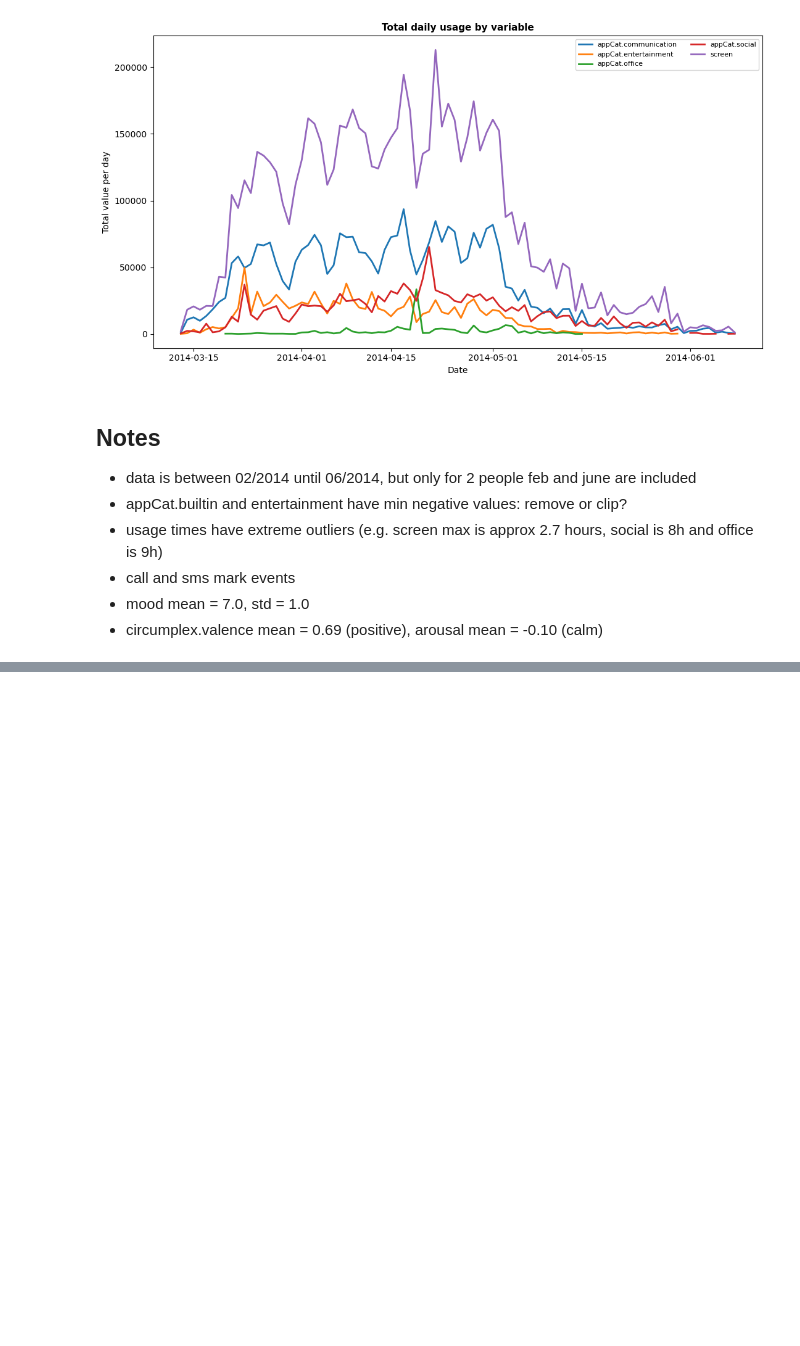
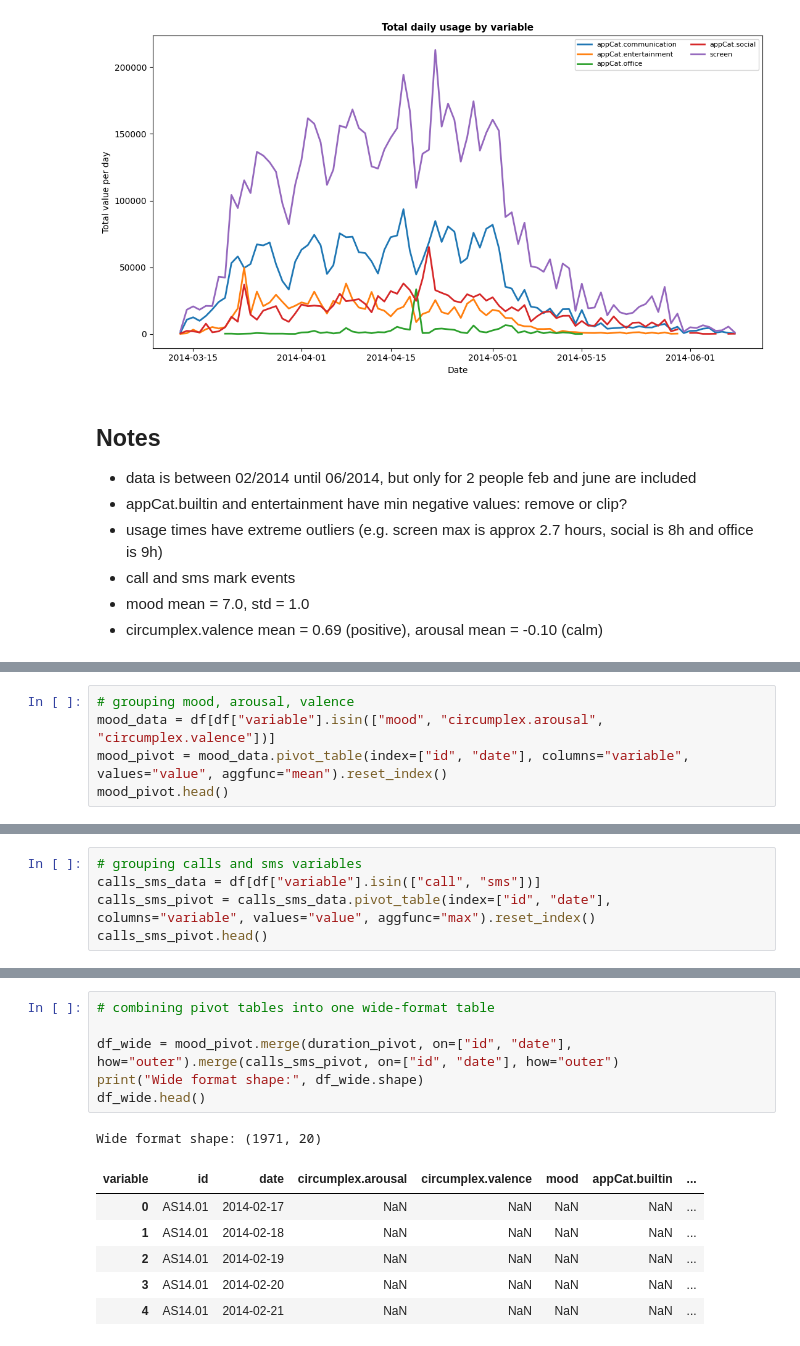
Before and after one commit to alicja-a-d/Data_Mining, a Jupyter notebook: assignment1_DMT.ipynb, the cells around one changed output, grey strips where cells are left out. Cells and saved outputs as stored; diff of their text form; blank space fills up the shorter version.

```diff
--- a/assignment1_DMT.ipynb
+++ b/assignment1_DMT.ipynb
@@ -382,0 +422,5 @@ plt.show()
+# %%
+# grouping mood, arousal, valence
+mood_data = df[df["variable"].isin(["mood", "circumplex.arousal", "circumplex.valence"])]
+mood_pivot = mood_data.pivot_table(index=["id", "date"], columns="variable", values="value", aggfunc="mean").reset_index()
+mood_pivot.head()
@@ -382,0 +446,5 @@ plt.show()
+# %%
+# grouping calls and sms variables
+calls_sms_data = df[df["variable"].isin(["call", "sms"])]
+calls_sms_pivot = calls_sms_data.pivot_table(index=["id", "date"], columns="variable", values="value", aggfunc="max").reset_index()
+calls_sms_pivot.head()
@@ -382,0 +458,14 @@ plt.show()
+# %%
+# combining pivot tables into one wide-format table
+
+df_wide = mood_pivot.merge(duration_pivot, on=["id", "date"], how="outer").merge(calls_sms_pivot, on=["id", "date"], how="outer")
+print("Wide format shape:", df_wide.shape)
+df_wide.head()
+# %% [output]
+Wide format shape: (1971, 20)
+| variable | id | date | circumplex.arousal | circumplex.valence | mood | appCat.builtin | ... |
+| 0 | AS14.01 | 2014-02-17 | NaN | NaN | NaN | NaN | ... |
+| 1 | AS14.01 | 2014-02-18 | NaN | NaN | NaN | NaN | ... |
+| 2 | AS14.01 | 2014-02-19 | NaN | NaN | NaN | NaN | ... |
+| 3 | AS14.01 | 2014-02-20 | NaN | NaN | NaN | NaN | ... |
+| 4 | AS14.01 | 2014-02-21 | NaN | NaN | NaN | NaN | ... |
```
Also changed, not shown: parts of 18 cells of this notebook.
